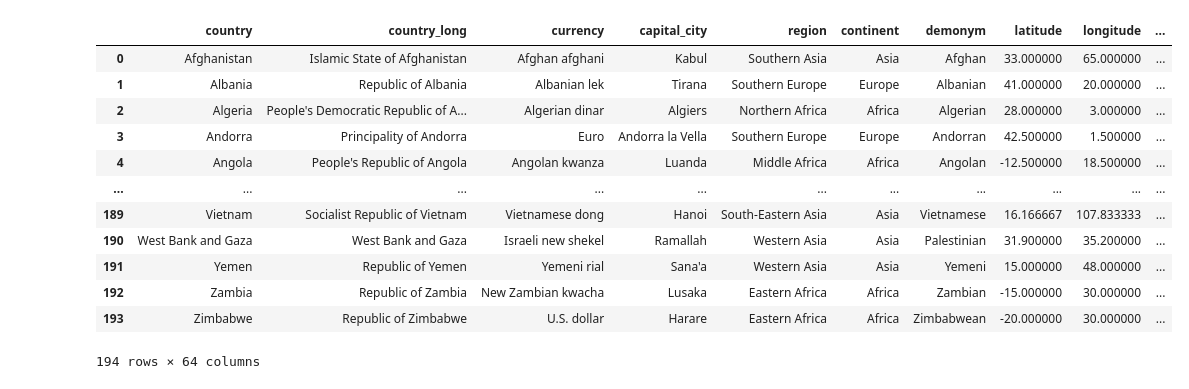
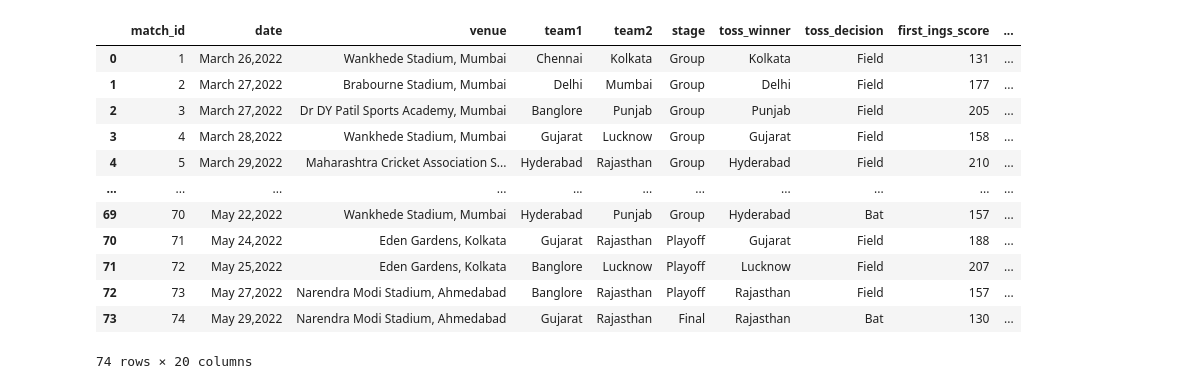
Before and after one commit to KartikGawande11/Data-Science-Projects, a Jupyter notebook: IPL Data Analysis.ipynb, the cells around one changed output. Saved outputs shown, nothing was run; the diff lists cells and outputs as text; code cells hidden in the pictures.

```diff
--- a/IPL Data Analysis.ipynb
+++ b/IPL Data Analysis.ipynb
@@ -1,19 +1,25 @@
 # %%
+#loding lab and datasets
 import numpy as np
 import pandas as pd
-df=pd.read_csv("C:/Users/karti/Downloads/Countries.csv")
+import matplotlib.pyplot as plt
+#!pip install seaborn
+import seaborn as sns
+import warnings
+warnings.filterwarnings("ignore")
+df=pd.read_csv("C:/Users/karti/Downloads/IPL.csv")
 df
 # %% [output]
-|  | country | country_long | currency | capital_city | region | continent | demonym | latitude | longitude | ... |
-| 0 | Afghanistan | Islamic State of Afghanistan | Afghan afghani | Kabul | Southern Asia | Asia | Afghan | 33.000000 | 65.000000 | ... |
-| 1 | Albania | Republic of Albania | Albanian lek | Tirana | Southern Europe | Europe | Albanian | 41.000000 | 20.000000 | ... |
-| 2 | Algeria | People's Democratic Republic of A... | Algerian dinar | Algiers | Northern Africa | Africa | Algerian | 28.000000 | 3.000000 | ... |
-| 3 | Andorra | Principality of Andorra | Euro | Andorra la Vella | Southern Europe | Europe | Andorran | 42.500000 | 1.500000 | ... |
-| 4 | Angola | People's Republic of Angola | Angolan kwanza | Luanda | Middle Africa | Africa | Angolan | -12.500000 | 18.500000 | ... |
+|  | match_id | date | venue | team1 | team2 | stage | toss_winner | toss_decision | first_ings_score | ... |
+| 0 | 1 | March 26,2022 | Wankhede Stadium, Mumbai | Chennai | Kolkata | Group | Kolkata | Field | 131 | ... |
+| 1 | 2 | March 27,2022 | Brabourne Stadium, Mumbai | Delhi | Mumbai | Group | Delhi | Field | 177 | ... |
+| 2 | 3 | March 27,2022 | Dr DY Patil Sports Academy, Mumbai | Banglore | Punjab | Group | Punjab | Field | 205 | ... |
+| 3 | 4 | March 28,2022 | Wankhede Stadium, Mumbai | Gujarat | Lucknow | Group | Gujarat | Field | 158 | ... |
+| 4 | 5 | March 29,2022 | Maharashtra Cricket Association S... | Hyderabad | Rajasthan | Group | Hyderabad | Field | 210 | ... |
 | ... | ... | ... | ... | ... | ... | ... | ... | ... | ... | ... |
-| 189 | Vietnam | Socialist Republic of Vietnam | Vietnamese dong | Hanoi | South-Eastern Asia | Asia | Vietnamese | 16.166667 | 107.833333 | ... |
-| 190 | West Bank and Gaza | West Bank and Gaza | Israeli new shekel | Ramallah | Western Asia | Asia | Palestinian | 31.900000 | 35.200000 | ... |
-| 191 | Yemen | Republic of Yemen | Yemeni rial | Sana'a | Western Asia | Asia | Yemeni | 15.000000 | 48.000000 | ... |
-| 192 | Zambia | Republic of Zambia | New Zambian kwacha | Lusaka | Eastern Africa | Africa | Zambian | -15.000000 | 30.000000 | ... |
-| 193 | Zimbabwe | Republic of Zimbabwe | U.S. dollar | Harare | Eastern Africa | Africa | Zimbabwean | -20.000000 | 30.000000 | ... |
+| 69 | 70 | May 22,2022 | Wankhede Stadium, Mumbai | Hyderabad | Punjab | Group | Hyderabad | Bat | 157 | ... |
+| 70 | 71 | May 24,2022 | Eden Gardens, Kolkata | Gujarat | Rajasthan | Playoff | Gujarat | Field | 188 | ... |
+| 71 | 72 | May 25,2022 | Eden Gardens, Kolkata | Banglore | Lucknow | Playoff | Lucknow | Field | 207 | ... |
+| 72 | 73 | May 27,2022 | Narendra Modi Stadium, Ahmedabad | Banglore | Rajasthan | Playoff | Rajasthan | Field | 157 | ... |
+| 73 | 74 | May 29,2022 | Narendra Modi Stadium, Ahmedabad | Gujarat | Rajasthan | Final | Rajasthan | Bat | 130 | ... |
-194 rows × 64 columns
+74 rows × 20 columns
```
Also changed, not shown: parts of 20 cells of this notebook.
